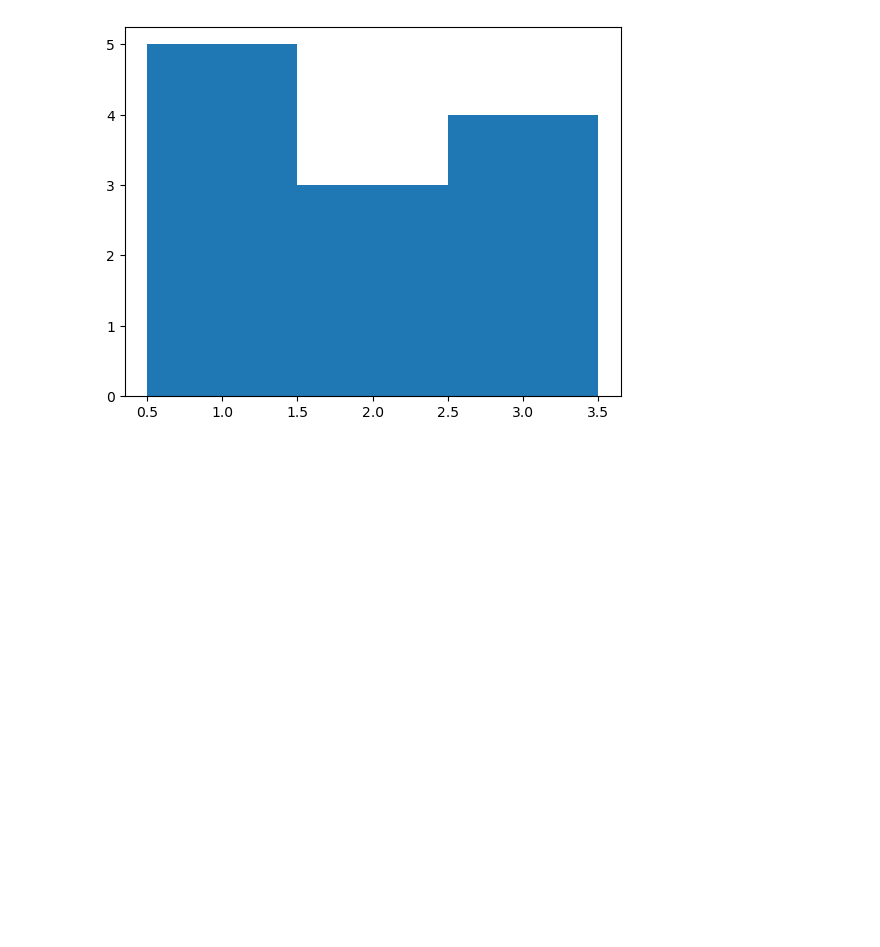
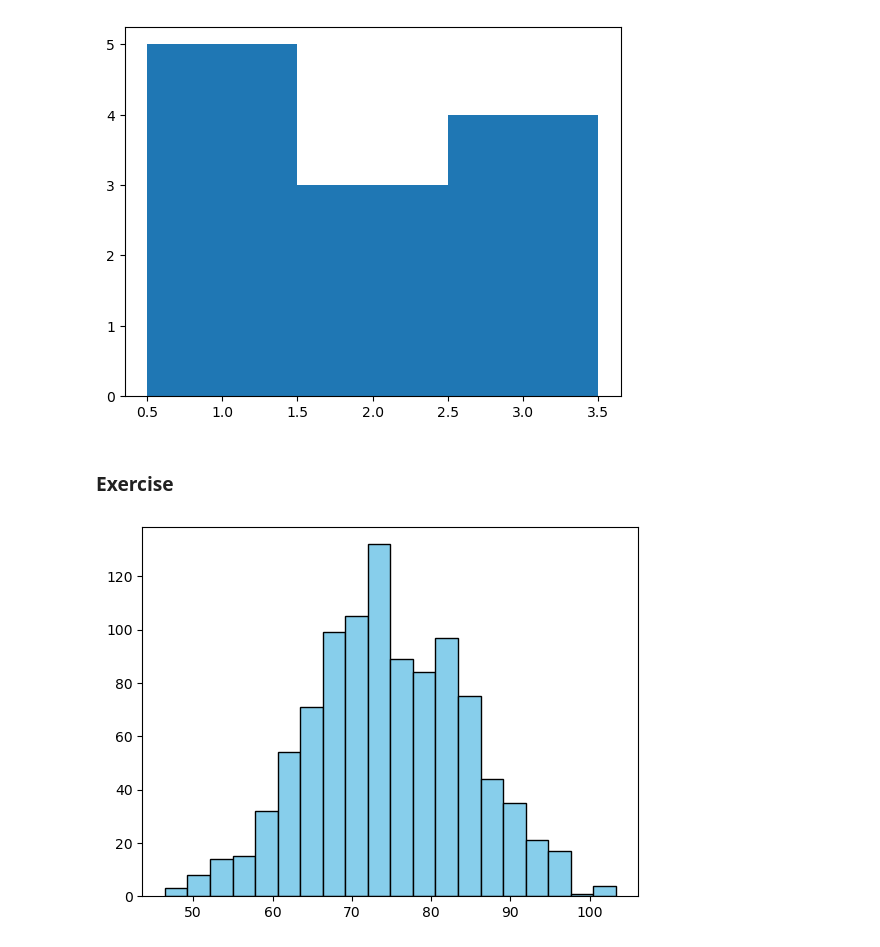
Before and after one commit to kar137/datascience-python, a Jupyter notebook: notebooks/intermediate-python.ipynb, the cells around one changed output. Cells and saved outputs as stored; diff of their text form; code cells hidden in the pictures; blank space fills up the shorter version.

Commit message:
Apply using histogram using matplotlib

```diff
--- a/notebooks/intermediate-python.ipynb
+++ b/notebooks/intermediate-python.ipynb
@@ -95,3 +95,19 @@ plt.hist(values, bins=3)
 plt.show()
 # %% [output]
 [figure]
+# %% [markdown]
+### Exercise
+# %%
+import matplotlib.pyplot as plt
+import numpy as np
+
+# sample data distribution of exam scores
+exam_scores = np.random.normal(75, 10, 1000)  # 1000 students scores with mean=75, std=10  --> follows normal distribution
+
+# Create histogram of exam_scores data
+plt.hist(exam_scores, bins=20, color='skyblue', edgecolor='black')
+
+# Display histogram
+plt.show()
+# %% [output]
+[figure, added]
```
Also changed, not shown: parts of 2 cells of this notebook.
